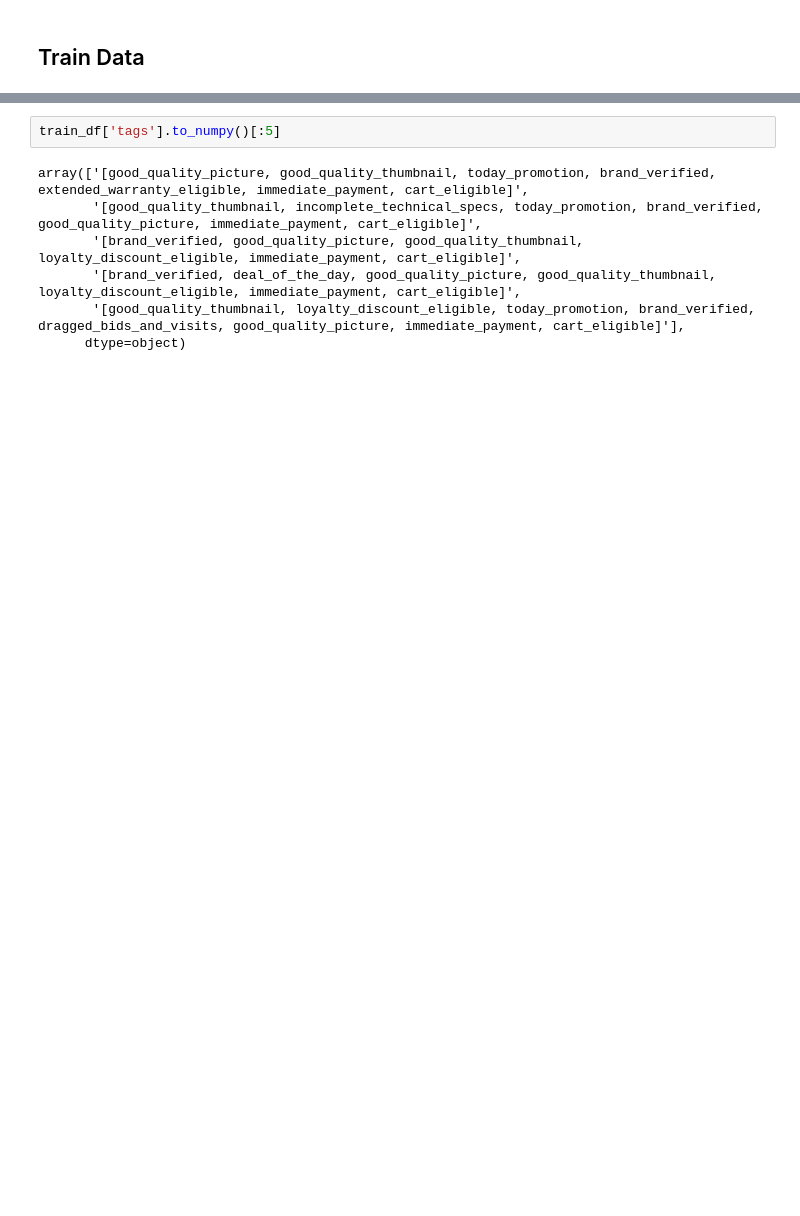
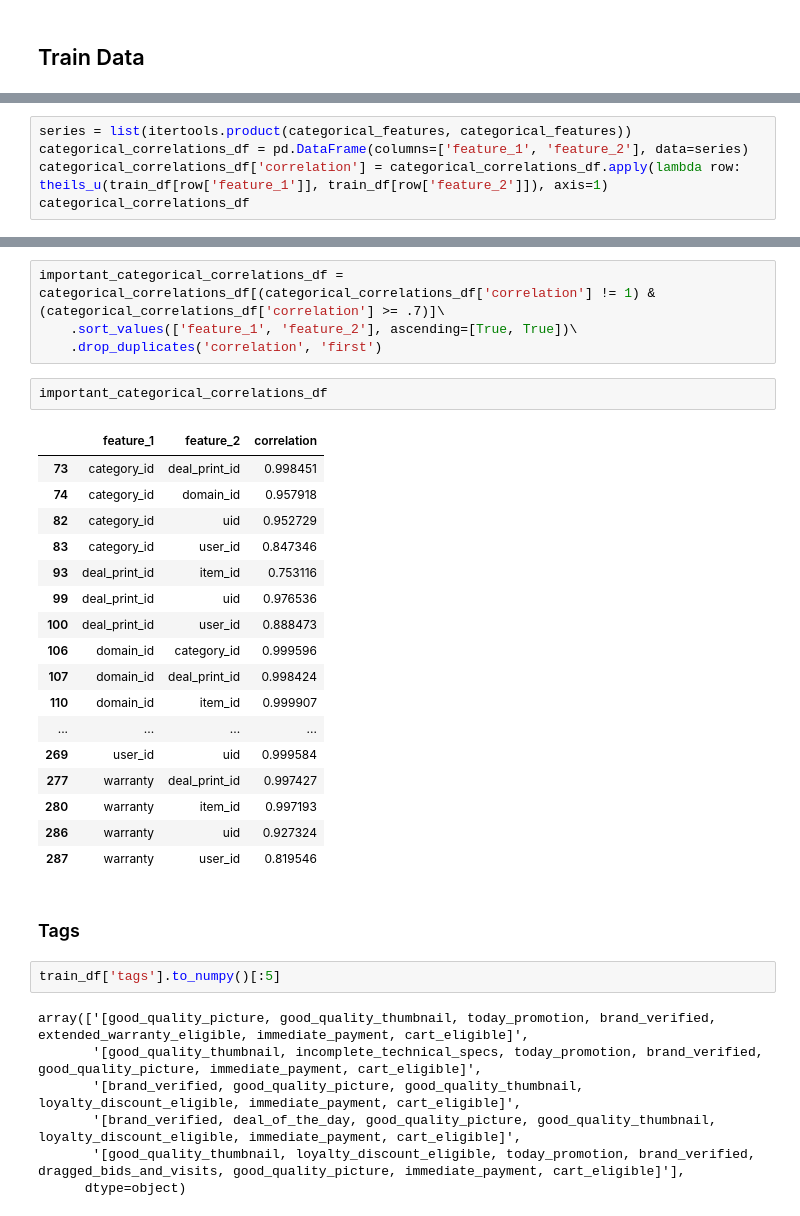
Before and after one commit to jonmunm/nbs, a Jupyter notebook: Meli/CVR Data Challenge/EDA.ipynb, the cells around one changed output, grey strips where cells are left out. Cells and saved outputs as stored; diff of their text form; blank space fills up the shorter version.

```diff
--- a/Meli/CVR Data Challenge/EDA.ipynb
+++ b/Meli/CVR Data Challenge/EDA.ipynb
@@ -31,0 +252,5 @@ train_df.head()
+# %%
+series = list(itertools.product(categorical_features, categorical_features))
+categorical_correlations_df = pd.DataFrame(columns=['feature_1', 'feature_2'], data=series)
+categorical_correlations_df['correlation'] = categorical_correlations_df.apply(lambda row: theils_u(train_df[row['feature_1']], train_df[row['feature_2']]), axis=1)
+categorical_correlations_df
@@ -32,3 +271,29 @@ train_df.head()
+# %%
+important_categorical_correlations_df = categorical_correlations_df[(categorical_correlations_df['correlation'] != 1) & (categorical_correlations_df['correlation'] >= .7)]\
+    .sort_values(['feature_1', 'feature_2'], ascending=[True, True])\
+    .drop_duplicates('correlation', 'first')
+# %%
+important_categorical_correlations_df
+# %% [output]
+|  | feature_1 | feature_2 | correlation |
+| 73 | category_id | deal_print_id | 0.998451 |
+| 74 | category_id | domain_id | 0.957918 |
+| 82 | category_id | uid | 0.952729 |
+| 83 | category_id | user_id | 0.847346 |
+| 93 | deal_print_id | item_id | 0.753116 |
+| 99 | deal_print_id | uid | 0.976536 |
+| 100 | deal_print_id | user_id | 0.888473 |
+| 106 | domain_id | category_id | 0.999596 |
+| 107 | domain_id | deal_print_id | 0.998424 |
+| 110 | domain_id | item_id | 0.999907 |
+| ... | ... | ... | ... |
+| 269 | user_id | uid | 0.999584 |
+| 277 | warranty | deal_print_id | 0.997427 |
+| 280 | warranty | item_id | 0.997193 |
+| 286 | warranty | uid | 0.927324 |
+| 287 | warranty | user_id | 0.819546 |
+# %% [markdown]
+### Tags
 # %%
 train_df['tags'].to_numpy()[:5]
 # %% [output]
```
Also changed, not shown: parts of 50 cells of this notebook, 9 other files.
